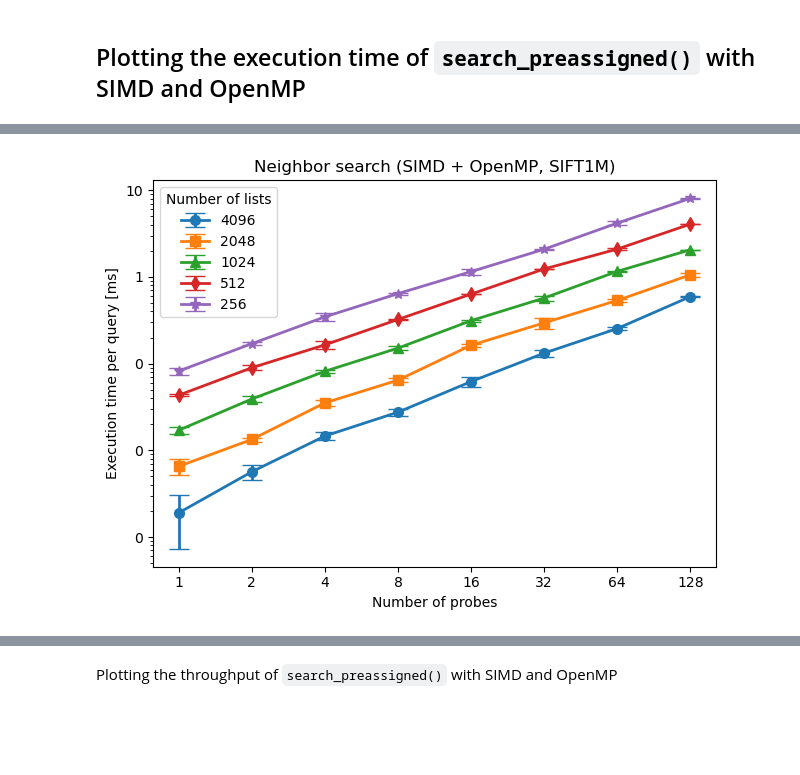
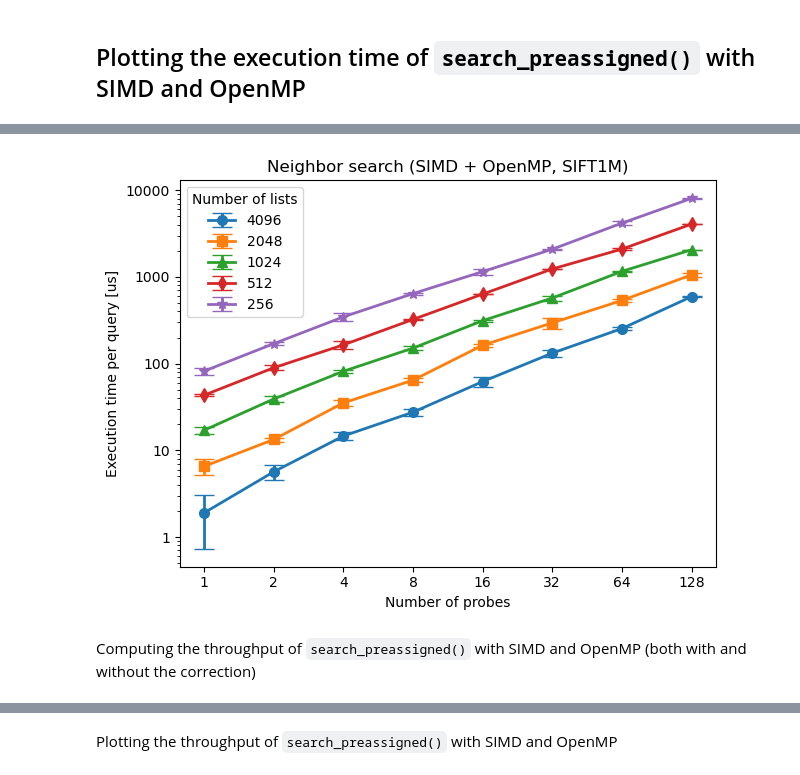
Before and after one commit to TimonFercho/ann-distributed-key-value-store, a Jupyter notebook: evaluation/index/performance/index-search-results.ipynb, the cells around one changed output, grey strips where cells are left out. Saved outputs shown, nothing was run; the diff lists cells and outputs as text; code cells hidden in the pictures; blank space fills up the shorter version.

```diff
--- a/evaluation/index/performance/index-search-results.ipynb
+++ b/evaluation/index/performance/index-search-results.ipynb
@@ -801,3 +805,6 @@ centroids_simd_omp_df
 | 37 | 4096 | 32 | 0.000058 | 5.879670e-07 | 7812.500000 | 3.8 | 2.0 |
 | 38 | 4096 | 64 | 0.000062 | 3.893190e-07 | 15625.000000 | 7.6 | 2.0 |
 | 39 | 4096 | 128 | 0.000076 | 2.235230e-06 | 31250.000000 | 15.3 | 2.0 |
+# %%
+s_to_us_formatter = ticker.FuncFormatter(lambda x, pos: '{:0.0f}'.format(x*1e6))
+plot(df=centroids_simd_omp_df, y_col='mean', yerr_col='std', title='Centroids search (SIMD + OpenMP, SIFT1M)', ylabel='Execution time per query [us]', yformatter=s_to_us_formatter)
@@ -927,7 +942,9 @@ search_simd_omp_df
 # %%
-plot(df=search_simd_omp_df, y_col='mean', yerr_col='std', title='Neighbor search (SIMD + OpenMP, SIFT1M)', ylabel='Execution time per query [ms]', yformatter=yformatter, yaxis_log=True)
+plot(df=search_simd_omp_df, y_col='mean', yerr_col='std', title='Neighbor search (SIMD + OpenMP, SIFT1M)', ylabel='Execution time per query [us]', yformatter=s_to_us_formatter, yaxis_log=True)
 # %% [output]
-[figure, old version]
+[figure, new version]
+# %% [markdown]
+Computing the throughput of `search_preassigned()` with SIMD and OpenMP (both with and without the correction)
 # %%
 add_search_throughput(search_simd_omp_df)
 search_simd_omp_df
```
Also changed, not shown: parts of 21 cells of this notebook, 15 other files.
